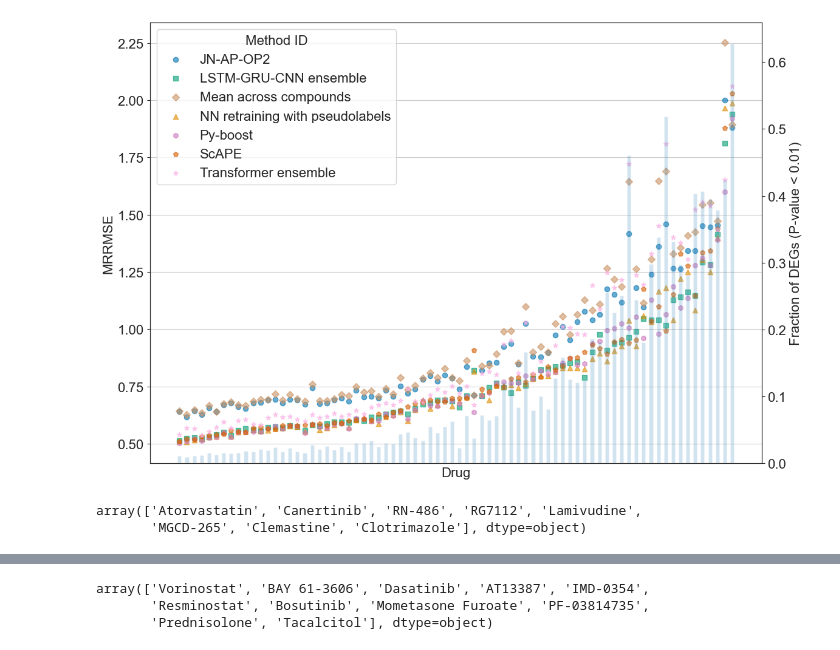
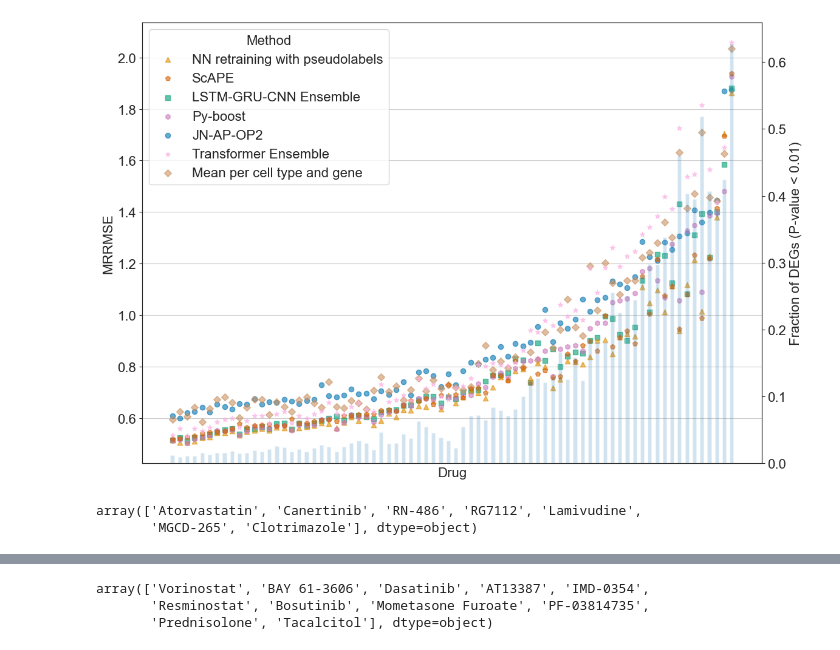
Before and after one commit to theislab/task-dge-perturbation-prediction-analysis, a Jupyter notebook: results_analysis/results_analysis.ipynb, the cells around one changed output, grey strips where cells are left out. Saved outputs shown, nothing was run; the diff lists cells and outputs as text; code cells hidden in the pictures.

```diff
--- a/results_analysis/results_analysis.ipynb
+++ b/results_analysis/results_analysis.ipynb
@@ -7,7 +7,7 @@ import numpy as np
 # %%
 # path to the resources directory that stores the results of the runs
 path_to_data = "../../task-dge-perturbation-prediction/resources/"
-path_to_results = os.path.join(path_to_data, "runs/run_2024-05-30_09-54-43")
+path_to_results = os.path.join(path_to_data, "runs/run_2024-06-02_22-27-09")
 # %%
 def mrrmse(de_test_X, prediction, threshold=-np.log10(0.0001)):
     mean_rowwise_rmse = 0
@@ -88,7 +88,7 @@ df = pd.DataFrame(rows)
 df = df[~df.method_id.isin(["zeros", "ground_truth"])]
 # %%
 predictions = {}
-for method_id in ["jn_ap_op2", "lgc_ensemble", "nn_retraining_with_pseudolabels", "scape", "pyboost", "mean_across_compounds", "transformer_ensemble"]:
+for method_id in ["jn_ap_op2", "lgc_ensemble", "nn_retraining_with_pseudolabels", "scape", "pyboost", "mean_across_celltypes", "transformer_ensemble"]:
     predictions[method_id] = pd.DataFrame(ad.read_h5ad(os.path.join(path_to_results, "predictions", f"neurips-2023-data.{method_id}.{method_id}.output.h5ad")).layers["prediction"], columns=de_test.columns[7:])
 # %%
 de_test.index = predictions["pyboost"].index
@@ -156,9 +160,9 @@ rename_dict = {
     'nn_retraining_with_pseudolabels': 'NN retraining with pseudolabels',
     'scape': 'ScAPE',
     'pyboost': 'Py-boost',
-    'lgc_ensemble': 'LSTM-GRU-CNN ensemble',
-    "mean_across_compounds": "Mean across compounds",
-    "transformer_ensemble": "Transformer ensemble"
+    'lgc_ensemble': 'LSTM-GRU-CNN Ensemble',
+    "mean_across_celltypes": "Mean per cell type and gene",
+    "transformer_ensemble": "Transformer Ensemble"
 }
 data.method_id = data.method_id.astype("category").cat.rename_categories(rename_dict)
 # %%
@@ -183,38 +187,48 @@ data['sm_jittered'] = data['sm_name'].map(categories)# + np.random.normal(0, 0.1
 plt.figure(figsize=(12, 8))
 ax = plt.gca()  # Get current axis (primary axis)
 ax2 = ax.twinx()  # Create another y-axis that shares the same x-axis (secondary axis)
 
 # Plot bars on the secondary axis
 total_genes_by_sm = data.drop_duplicates("sm_name").groupby('sm_name')['sig_genes'].sum().sort_values()
 total_genes_10k = total_genes_by_sm / len(predictions["pyboost"].columns)
 ax2.bar(categories.values(), total_genes_10k.loc[list(categories.keys())], alpha=0.2, label='Total Significant DEGs (10k)', width=0.5)
 
 # Scatter plot on the primary axis
-colors = {'JN-AP-OP2': 'blue', 'NN retraining with pseudolabels': 'green', "LSTM-GRU-CNN ensemble": 'red', "ScAPE": "orange", "Py-boost": "purple", "Mean across compounds": "black", "Transformer ensemble": "gray"}
+colors = {'JN-AP-OP2': 'blue', 'NN retraining with pseudolabels': 'green', "LSTM-GRU-CNN Ensemble": 'red', "ScAPE": "orange", "Py-boost": "purple", "Mean per cell type and gene": "black", "Transformer Ensemble": "gray"}
 # use colors from the palette
 colors = {key: palette[i] for i, key in enumerate(colors.keys())}
-markers = {'JN-AP-OP2': 'o', 'NN retraining with pseudolabels': '^', "LSTM-GRU-CNN ensemble": 's', "ScAPE": "p", "Py-boost": "h", "Mean across compounds": "D", "Transformer ensemble": "*"}
+markers = {'JN-AP-OP2': 'o', 'NN retraining with pseudolabels': '^', "LSTM-GRU-CNN Ensemble": 's', "ScAPE": "p", "Py-boost": "h", "Mean per cell type and gene": "D", "Transformer Ensemble": "*"}
 for method, group in data.groupby('method_id'):
     ax.scatter(group['sm_jittered'], group['mrrmse'], color=colors[method], marker=markers.get(method, 'o'), alpha=0.6, label=method)
 
 # Axis and plot settings
 ax.set_xticks([])  # Hide the x-axis labels
 # plt.title('Per-drug MRRMSE with number of differentially expressed genes (DEGs)')
 plt.title('')
 ax.set_xlabel('Drug')
 ax.set_ylabel('MRRMSE')
 ax2.set_ylabel('Fraction of DEGs (P-value < 0.01)')
-ax.legend(title='Method ID', loc='upper left')
+handles, labels = ax.get_legend_handles_labels()
+
+# Define your custom order as a list of method names in the desired order
+order = ["NN retraining with pseudolabels", "ScAPE", "LSTM-GRU-CNN Ensemble", "Py-boost", "JN-AP-OP2", "Transformer Ensemble", "Mean per cell type and gene"]
+
+# Create a new list of handles for the legend by the desired label order
+ordered_handles = [next(handle for label, handle in zip(labels, handles) if label == o) for o in order]
+
+# Create the legend with the ordered handles
+ax.legend(ordered_handles, order, title='Method', loc='upper left')
+
 
 # Grid settings
 ax.grid(True)  # Enable grid for the primary axis
 ax2.grid(False)  # Disable grid for the secondary axis
 
 plt.tight_layout()  # Adjust layout to make room for label rotation
-plt.savefig("results_per_compound_reannotated.svg")
+plt.savefig("results_per_compound_reannotated.svg", transparent=True)
 plt.show()
 # %% [output]
-[figure, old version]
+[figure, new version]
 # %%
 # load moa
 moa_annotations = pd.read_csv(os.path.join("../data/complete_data", "moa_annotations.csv"))
@@ -226,7 +240,7 @@ data_top["moa"] = data_top.sm_name.map(moa_annotations.set_index("sm_name")["moa
 data_top[(data_top.sig_genes < 200) & (data_top.mrrmse > 0.6)].sm_name.unique()
 # %% [output]
 array(['Atorvastatin', 'Canertinib', 'RN-486', 'RG7112', 'Lamivudine',
-       'MGCD-265', 'Clemastine', 'Clotrimazole'], dtype=object)
+       'MGCD-265', 'Clotrimazole'], dtype=object)
 # %%
 data_top[(data_top.sig_genes < 200) & (data_top.mrrmse > 0.6)]
 # %% [output]
```
Also changed, not shown: parts of 11 cells of this notebook.
